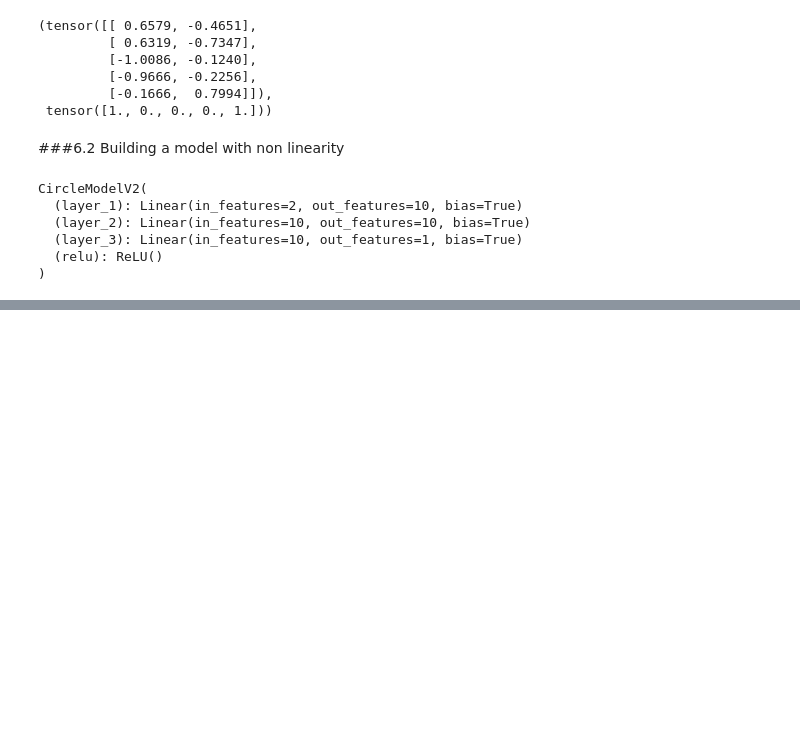
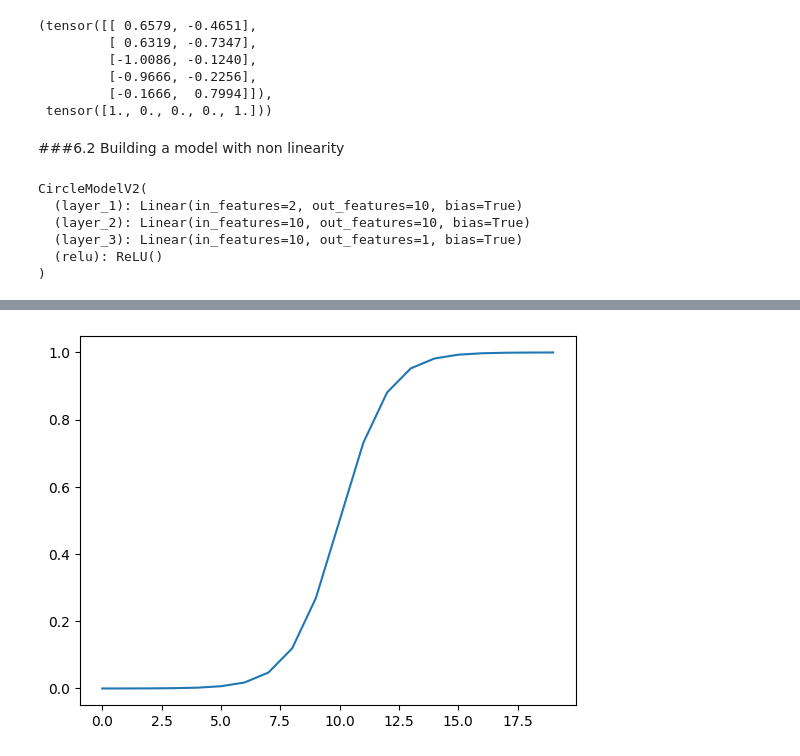
Before and after one commit to Jeevan-Neupane/PyTorch, a Jupyter notebook: 03_pytorch_classification.ipynb, the cells around one changed output, grey strips where cells are left out. Drawn from its saved outputs; the diff is of its cells as text; code cells hidden in the pictures; blank space fills up the shorter version.

```diff
--- a/03_pytorch_classification.ipynb
+++ b/03_pytorch_classification.ipynb
@@ -682,0 +807,5 @@ CircleModelV2(
+# %%
+# Plot sigmoid activated toy tensor
+plt.plot(sigmoid(A));
+# %% [output]
+[figure, added]
```
Also changed, not shown: parts of 42 cells of this notebook.
